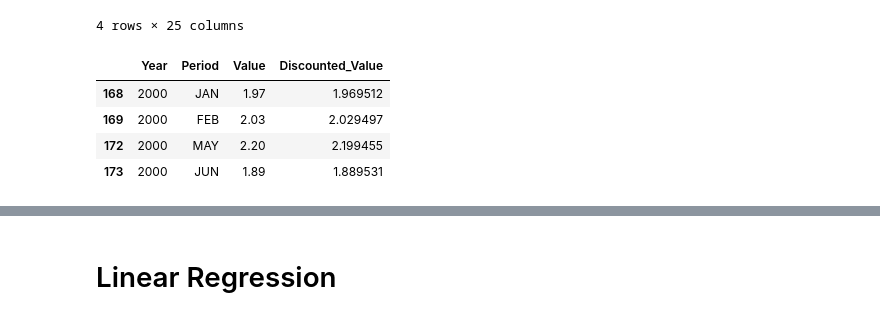
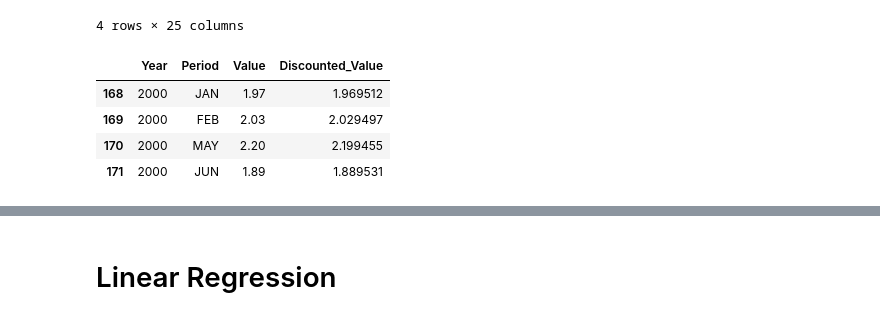
Before and after one commit to udianand/GooglePracticum, a Jupyter notebook: Weighted_average_models.ipynb, the cells around one changed output, grey strips where cells are left out. Drawn from its saved outputs; the diff is of its cells as text; code cells hidden in the pictures.

```diff
--- a/Weighted_average_models.ipynb
+++ b/Weighted_average_models.ipynb
@@ -39,28 +38,29 @@ df.iloc[168:172]
 # %%
 p_update = pd.read_csv('IL_Corn_Price_Updated_1986_2016.csv')
 p_update['Period'] = pd.Categorical(p_update['Period'], ['JAN', 'FEB', 'MAR', 'APR', 'MAY', 'JUN', 'JUL', 'AUG', 'SEP', 'OCT', 'NOV', 'DEC'])
 
 p_update['Discounted_Value'] = p_update['Value'] /1.000248
 #ps
 #Risk-free rate for 1986 - 2016 : 9.34% ( 30-year Treasury Constant Maturity Rate at 1986 )
 # Monthly discount rate = 1/1.000248
 
 p_update = p_update[['Year', 'Period','Value', 'Discounted_Value']]
 price_updated = p_update.dropna(axis=0, how='any')
 #price_updated = p_update[p_update.Period != 'MARKETING YEAR']
 
 price_updated = price_updated.sort_values(['Year', 'Period'])
 price_updated = price_updated.reset_index(drop=True)
 #price_updated.iloc[168:174]
 
 price_updated = price_updated[~((price_updated.Year == 2000) & ((price_updated.Period == 'MAR') | (price_updated.Period == 'APR')))]
+price_updated = price_updated.reset_index(drop=True)
 price_updated.iloc[168:172]
 # %% [output]
 |  | Year | Period | Value | Discounted_Value |
 | 168 | 2000 | JAN | 1.97 | 1.969512 |
 | 169 | 2000 | FEB | 2.03 | 2.029497 |
-| 172 | 2000 | MAY | 2.20 | 2.199455 |
-| 173 | 2000 | JUN | 1.89 | 1.889531 |
+| 170 | 2000 | MAY | 2.20 | 2.199455 |
+| 171 | 2000 | JUN | 1.89 | 1.889531 |
 # %%
 #print (ps)
 df['Price'] = price_updated['Value']
```
Also changed, not shown: parts of 30 cells of this notebook.
